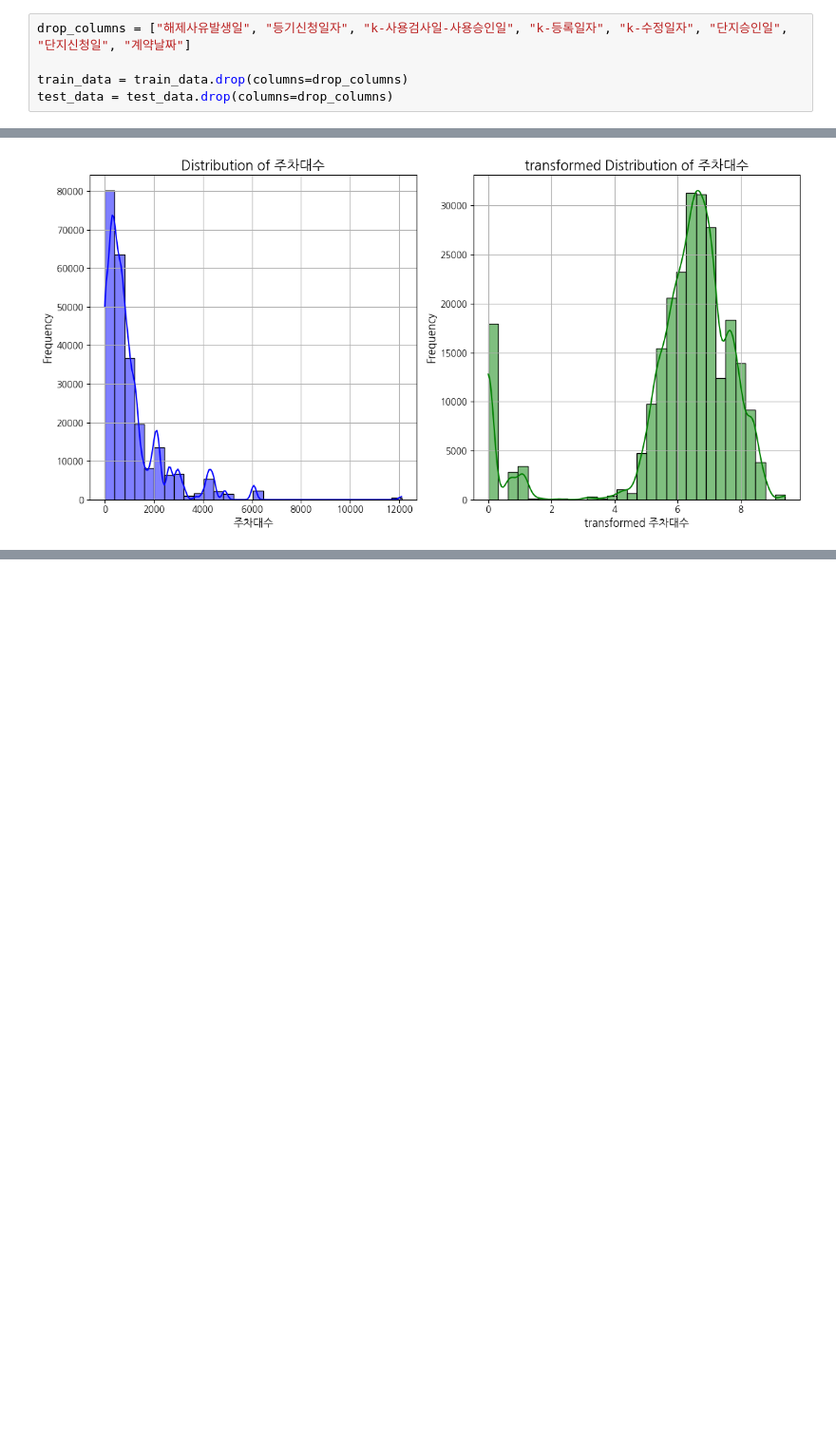
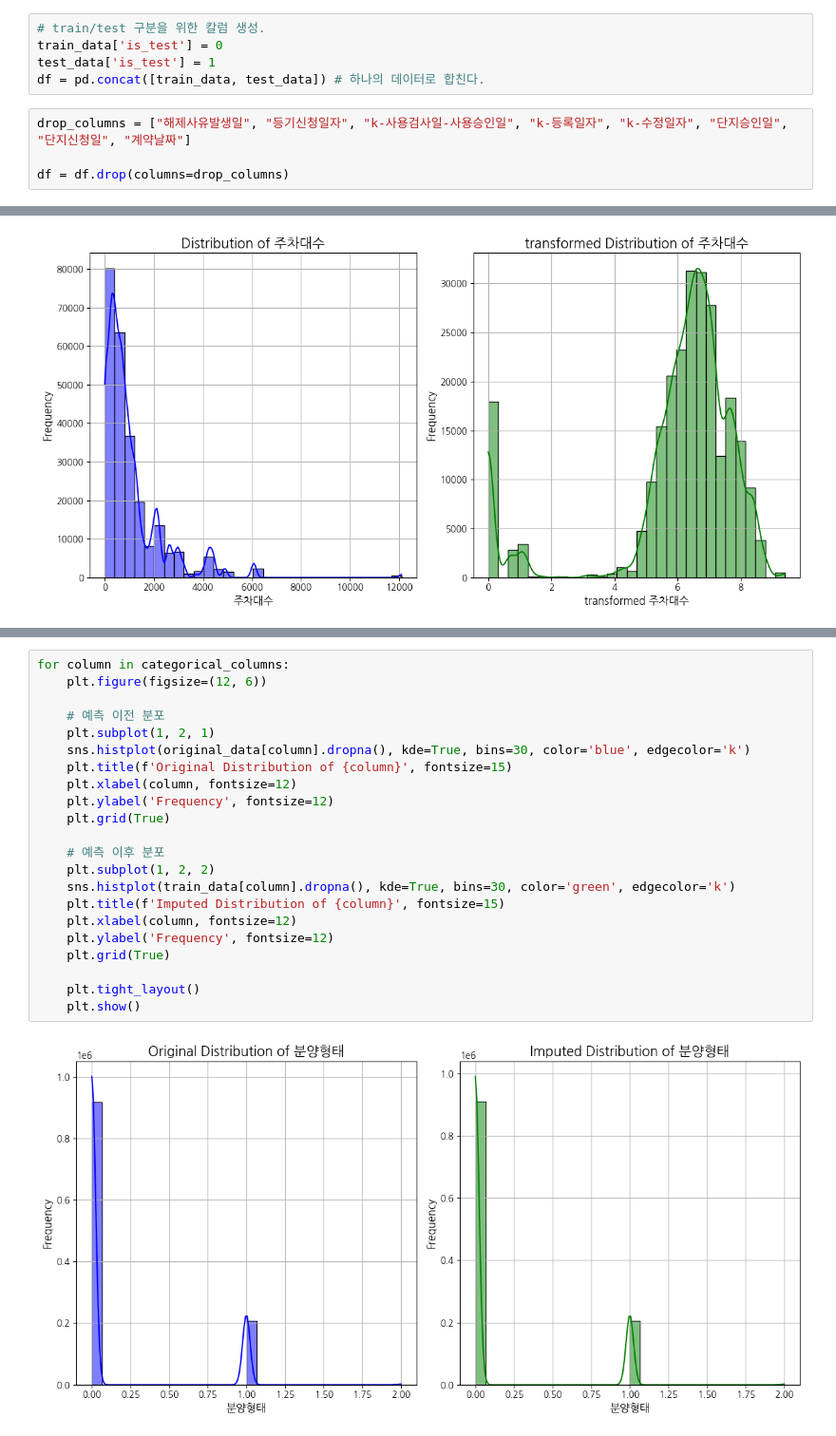
Before and after one commit to pervin0527/Upstage_Ai_Lab, a Jupyter notebook: 00-competition/eda/06-예측모델.ipynb, the cells around one changed output, grey strips where cells are left out. Shown at 95% size. Drawn from its saved outputs; the diff is of its cells as text; blank space fills up the shorter version.

```diff
--- a/00-competition/eda/06-예측모델.ipynb
+++ b/00-competition/eda/06-예측모델.ipynb
@@ -37,11 +37,15 @@ test_data = pd.read_csv(test_path)
 print('Train data shape : ', train_data.shape, 'Test data shape : ', test_data.shape)
 # %% [output]
 Train data shape :  (1118822, 192) Test data shape :  (9272, 191)
+# %%
+# train/test 구분을 위한 칼럼 생성.
+train_data['is_test'] = 0
+test_data['is_test'] = 1
+df = pd.concat([train_data, test_data]) # 하나의 데이터로 합친다.
 # %%
 drop_columns = ["해제사유발생일", "등기신청일자", "k-사용검사일-사용승인일", "k-등록일자", "k-수정일자", "단지승인일", "단지신청일", "계약날짜"]
 
-train_data = train_data.drop(columns=drop_columns)
-test_data = test_data.drop(columns=drop_columns)
+df = df.drop(columns=drop_columns)
 # %%
 columns_to_visualize = ['k-전체동수', 'k-전체세대수', 'k-연면적', 'k-주거전용면적', 'k-관리비부과면적', '건축면적', '주차대수']
 
@@ -182,0 +264,24 @@ for column in drop_columns:
+# %%
+for column in categorical_columns:
+    plt.figure(figsize=(12, 6))
+
+    # 예측 이전 분포
+    plt.subplot(1, 2, 1)
+    sns.histplot(original_data[column].dropna(), kde=True, bins=30, color='blue', edgecolor='k')
+    plt.title(f'Original Distribution of {column}', fontsize=15)
+    plt.xlabel(column, fontsize=12)
+    plt.ylabel('Frequency', fontsize=12)
+    plt.grid(True)
+
+    # 예측 이후 분포
+    plt.subplot(1, 2, 2)
+    sns.histplot(train_data[column].dropna(), kde=True, bins=30, color='green', edgecolor='k')
+    plt.title(f'Imputed Distribution of {column}', fontsize=15)
+    plt.xlabel(column, fontsize=12)
+    plt.ylabel('Frequency', fontsize=12)
+    plt.grid(True)
+
+    plt.tight_layout()
+    plt.show()
+# %% [output]
+[figure, added]
```
Also changed, not shown: parts of 6 cells of this notebook, 10 other files.
